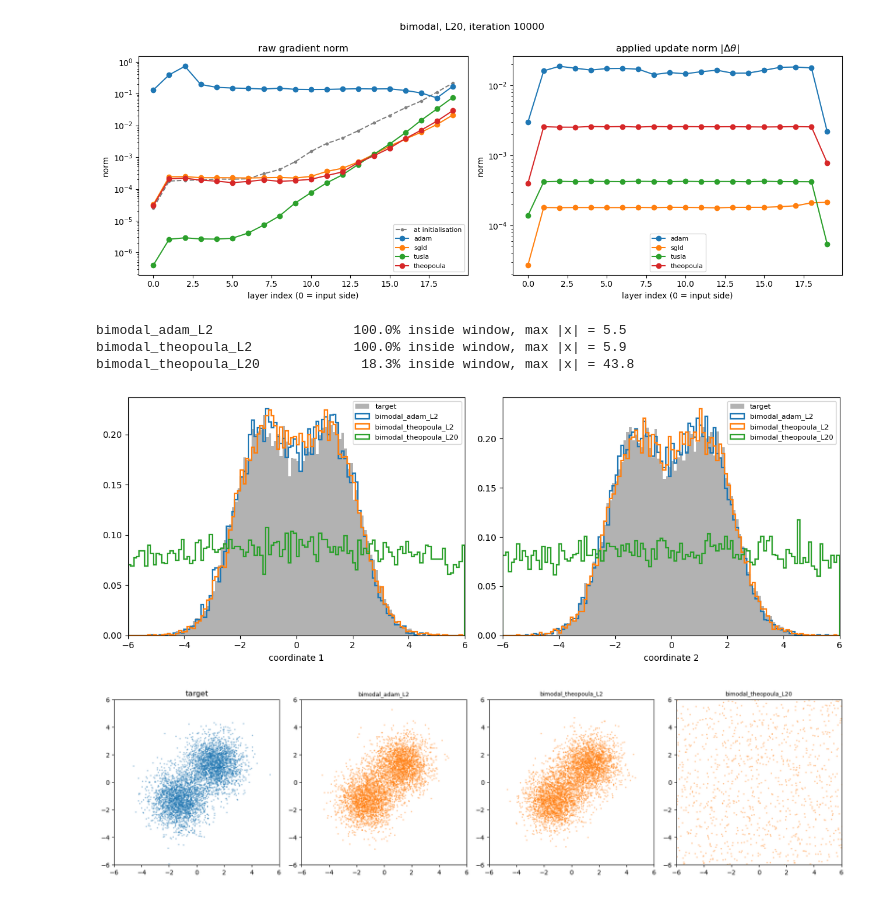
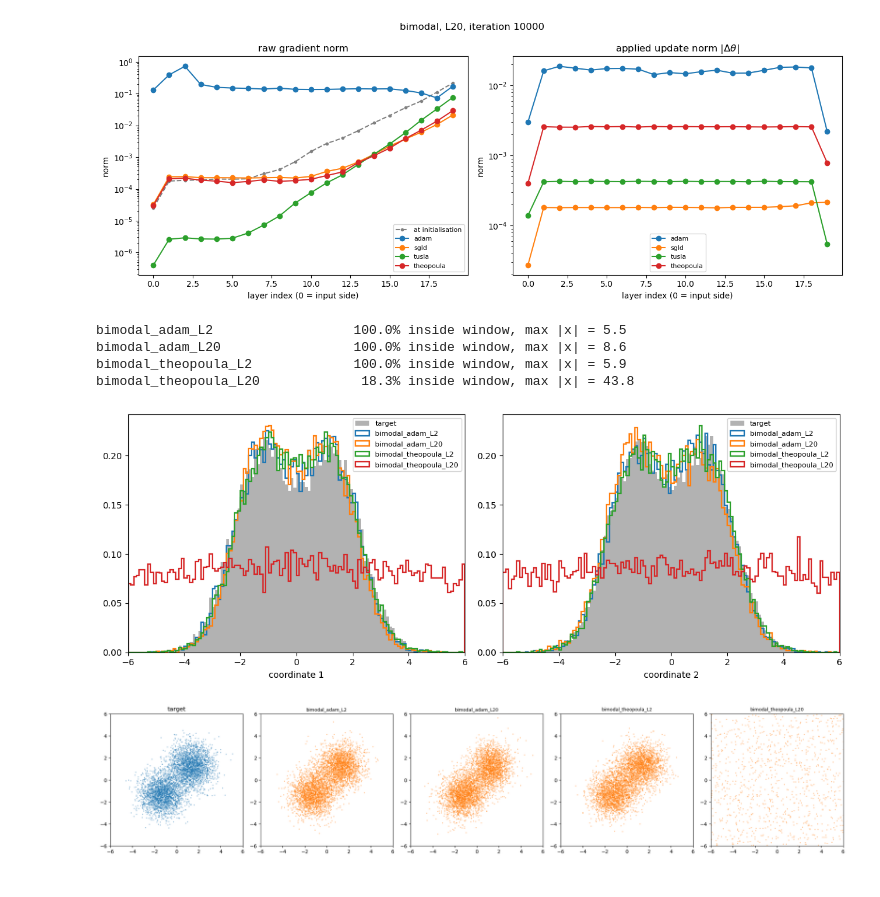
Before and after one commit to kylemcgillivray/Masters-Dissertation, a Jupyter notebook: display.ipynb, the cells around one changed output. Saved outputs shown, nothing was run; the diff lists cells and outputs as text; code cells hidden in the pictures.

```diff
--- a/display.ipynb
+++ b/display.ipynb
@@ -513,7 +513,8 @@ plt.tight_layout(); plt.show()
 # %% [output]
 [figure]
 # %%
-TAGS = ["bimodal_adam_L2", "bimodal_theopoula_L2", "bimodal_theopoula_L20"]  # <-- change
+TAGS = ["bimodal_adam_L2", "bimodal_adam_L20",
+        "bimodal_theopoula_L2", "bimodal_theopoula_L20"]   # <-- change
 TARGET = "bimodal"
 LIM = 6.0                                    # <-- axis limit, both plots
 BINS = np.linspace(-LIM, LIM, 121)
@@ -533,35 +534,36 @@ for tag in TAGS:
 # marginals
 fig, axes = plt.subplots(1, 2, figsize=(12, 4.5))
 for k in range(2):
     axes[k].hist(true[:, k], bins=BINS, density=True, alpha=0.3, color="k", label="target")
     for tag in TAGS:
         s = results.get(tag, {}).get("samples")
         if s is not None:
             axes[k].hist(s[:, k], bins=BINS, density=True, histtype="step",
                          lw=1.6, label=tag)
     axes[k].set_xlim(-LIM, LIM)
     axes[k].set_xlabel(f"coordinate {k+1}")
     axes[k].legend(fontsize=8)
 plt.tight_layout(); plt.show()
 
 # scatter
 fig, axes = plt.subplots(1, len(TAGS) + 1, figsize=(4.2 * (len(TAGS) + 1), 4.2))
 axes[0].scatter(true[:5000, 0], true[:5000, 1], s=2, alpha=0.3)
 axes[0].set_title("target")
 for ax, tag in zip(axes[1:], TAGS):
     s = results.get(tag, {}).get("samples")
     if s is not None:
         ax.scatter(s[:5000, 0], s[:5000, 1], s=2, alpha=0.3, color="C1")
     ax.set_title(tag, fontsize=9)
 for ax in axes:
     ax.set_xlim(-LIM, LIM); ax.set_ylim(-LIM, LIM); ax.set_aspect("equal")
 plt.tight_layout(); plt.show()
 # %% [output]
 bimodal_adam_L2                  100.0% inside window, max |x| = 5.5
+bimodal_adam_L20                 100.0% inside window, max |x| = 8.6
 bimodal_theopoula_L2             100.0% inside window, max |x| = 5.9
 bimodal_theopoula_L20             18.3% inside window, max |x| = 43.8
-[figure, old version]
+[figure, new version]
-[figure, old version]
+[figure, new version]
 # %%
 TAG = "bimodal_theopoula_L2"   # <-- change
 
```
Also changed, not shown: parts of 5 cells of this notebook, 4 other files.
